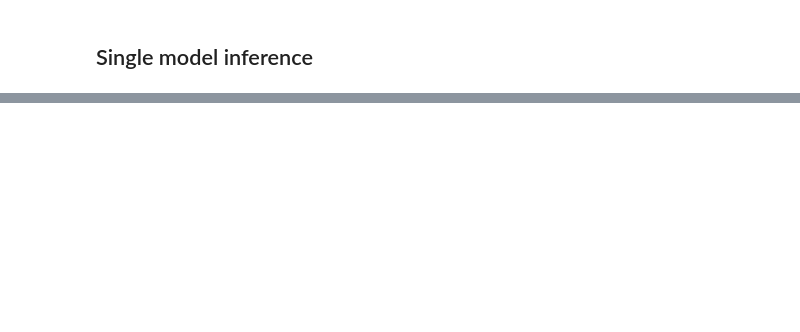
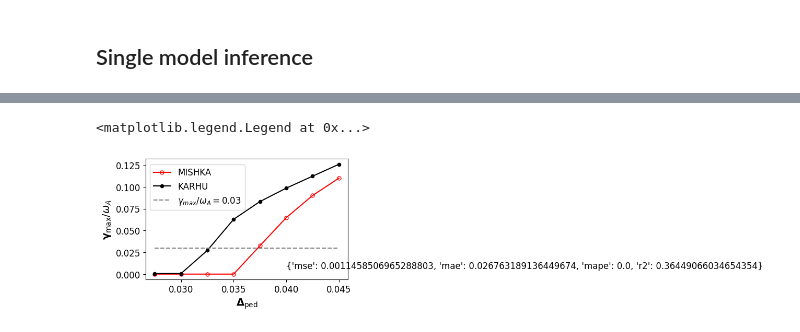
Before and after one commit to DIGIfusion/karhu, a Jupyter notebook: example/run_inference.ipynb, the cells around one changed output, grey strips where cells are left out. Saved outputs shown, nothing was run; the diff lists cells and outputs as text; code cells hidden in the pictures; blank space fills up the shorter version.

```diff
--- a/example/run_inference.ipynb
+++ b/example/run_inference.ipynb
@@ -133,0 +297,65 @@ plt.show()
+# %%
+import json
+from karhu import get_regression_scores
+
+plt.rcParams.update({"font.size": 12})
+plt.rcParams.update({"axes.labelsize": 14})
+
+widths = []
+heights = []
+heights_kbm = []
+pred_growthrates = []
+true_growthrates = []
+
+# Loop through HELENA run directories
+# - Retrieve the input profiles from fort.12
+# - Predict the maximum growthrate using the ML model
+# - Retrieve the simulated growthrate for comparison
+rundirs_path = "/scratch/project_2009007/data_JET_europed/84541_2025"
+for rundir in sorted([f.path for f in os.scandir(rundirs_path)]):
+    try:
+        nml = f90nml.read(os.path.join(rundir, 'fort.10'))
+        label = rundir.split('/')[-1]
+        width = nml["phys"]["ete"]
+        widths.append(width)
+        x = load_from_helena(rundir,
+            karhu_psin_axis=model_config["karhu_psin_axis"],
+            karhu_theta_axis=model_config["karhu_theta_axis"])
+        x = scale_model_input(x, scaling_params)
+        y_pred = model(*x)
+        y_pred = descale_minmax(
+            y_pred.item(),
+            scaling_params["growthrate"][0],
+            scaling_params["growthrate"][1],
+        )
+        y_pred = 0.0 if y_pred <= 0.0 else y_pred
+        pred_growthrates.append(y_pred)
+
+        run_growthrates = []
+        for m_dir in sorted([f.path for f in os.scandir(os.path.join(rundir, "mishka"))]):
+            with open(os.path.join(m_dir, 'summary.json')) as json_file:
+                summary = json.load(json_file)
+            run_growthrates.append(np.maximum(summary["growthrate"][0], 0.0)**(0.5))
+        true_growthrates.append(np.max(run_growthrates))
+
+    except Exception as exc:
+        print(exc)
+        pred_growthrates.append(None)
+
+y_true=np.array(true_growthrates)
+y_pred=np.array(pred_growthrates)
+metrics = get_regression_scores(y_true, y_pred)
+
+fig_prediction, ax = plt.subplots(1, 1, figsize=(5, 3))
+
+plt.plot(widths, true_growthrates, ".-", c="red", markersize=10, fillstyle="none", label="MISHKA",)
+plt.plot(widths, pred_growthrates, ".-", c="black", markersize=9, label="KARHU",)
+
+plt.plot([0.0275, 0.045], [0.03, 0.03], color='grey', linestyle='dashed', label=r'$\gamma_{max}/\omega_A = 0.03$')
+plt.text(0.04, 0.006, f"{metrics}")
+plt.xlabel(r"$\mathbf{\Delta_{\text{ped}}}$")
+plt.ylabel(r"$\mathbf{\gamma_{\text{max}}}/\omega_A$")
+plt.legend(loc="upper left", bbox_to_anchor=(0.00, 0.99))
+# %% [output]
+<matplotlib.legend.Legend at 0x...>
+[figure, added]
```
Also changed, not shown: parts of 21 cells of this notebook, 3 other files.
